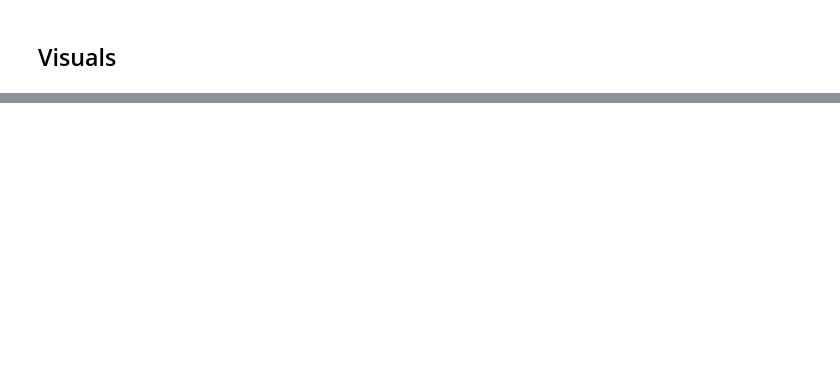
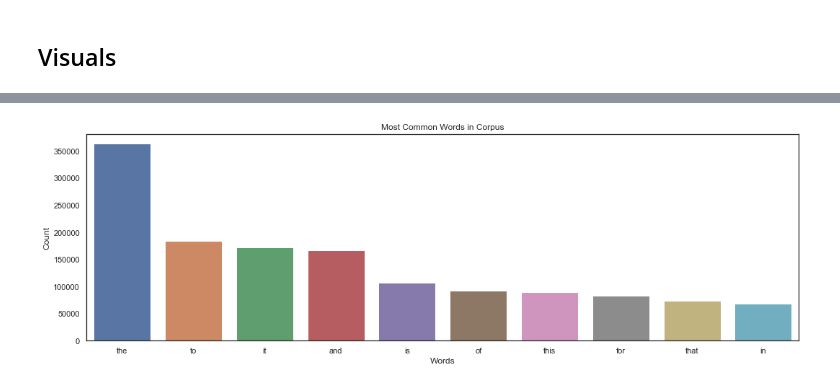
Before and after one commit to krbarounis/Amazon_Reviews_NLP_Project, a Jupyter notebook: Notebooks/EDA_and_data_cleaning.ipynb, the cells around one changed output, grey strips where cells are left out. Saved outputs shown, nothing was run; the diff lists cells and outputs as text; code cells hidden in the pictures; blank space fills up the shorter version.

```diff
--- a/Notebooks/EDA_and_data_cleaning.ipynb
+++ b/Notebooks/EDA_and_data_cleaning.ipynb
@@ -167,3 +122,0 @@ final_stopwords = set(new_stopwords+stopwords.words('english')+list(string.punct
-# %%
-# make review text into a series
-reviews = df_final['reviewText']
@@ -184,0 +161,5 @@ df_corpus.reset_index(drop=True,inplace=True)
+# %%
+# this takes a long time, so lets track progress w/ tqdm
+tqdm.pandas()
+# clean all the reviews and make a new column in the df
+df_final['cleaned'] = df_final['reviewText'].progress_apply(lambda x: clean_reviews(x))
@@ -227,0 +233,35 @@ plt.tight_layout()
+# %%
+# Let's look at the top n-grams
+def get_top_n_grams(corpus, range_start, range_end, title, xlabel, ylabel, n=None):
+    """
+    List the top n words (or n-grams) in a vocabulary according to occurrence in a text corpus.
+
+    get_top_n_words(["I love Python", "Python is a language programming", "Hello world", "I love the world"]) ->
+    [('python', 2),
+     ('world', 2),
+     ('love', 2),
+     ('hello', 1),
+     ('is', 1),
+     ('programming', 1),
+     ('the', 1),
+     ('language', 1)]
+    """
+    vec = CountVectorizer(ngram_range=(range_start,range_end)).fit(corpus)
+    bag_of_words = vec.transform(corpus)
+    sum_words = bag_of_words.sum(axis=0)
+    words_freq = [(word, sum_words[0, idx]) for word, idx in vec.vocabulary_.items()]
+    words_freq =sorted(words_freq, key = lambda x: x[1], reverse=True)
+    df = pd.DataFrame(words_freq[:n])
+
+    plt.figure(figsize=(15,5))
+    ax = sns.barplot(x=0,y=1, data=df)
+    ax.set(title=title)
+    ax.set(xlabel=xlabel, ylabel=ylabel)
+    plt.tight_layout()
+    plt.savefig(title)
+# %%
+# find top words before removing stop words
+get_top_n_grams(df_final['reviewText'],range_start=1,range_end=1, n=10,
+                title='Most Common Words in Corpus',xlabel='Words',ylabel='Count')
+# %% [output]
+[figure, added]
```
Also changed, not shown: parts of 33 cells of this notebook, 6 other files.
